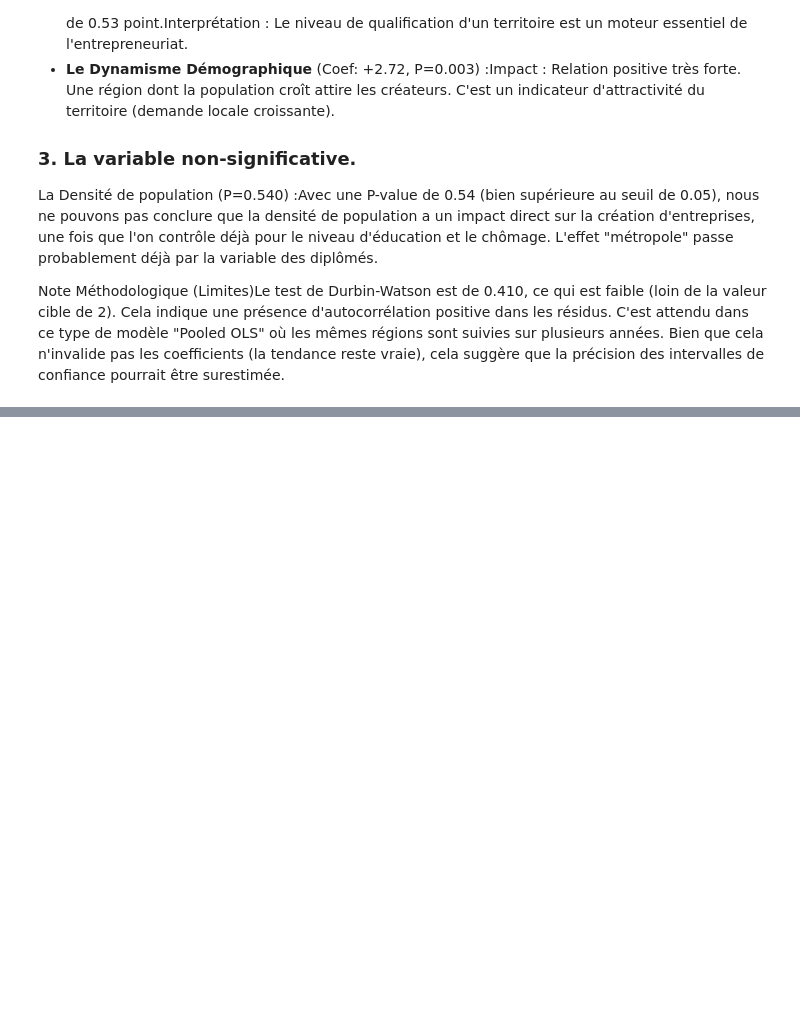
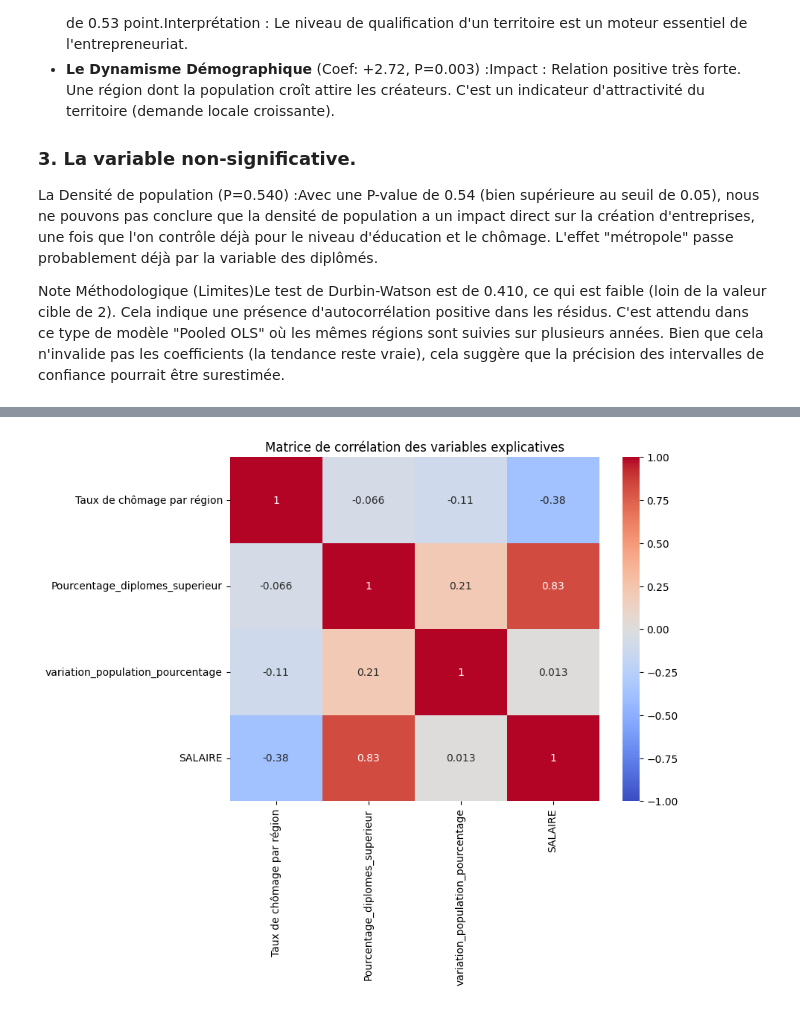
Before and after one commit to tristanczz/python_DS_2A, a Jupyter notebook: rendu_final.ipynb, the cells around one changed output, grey strips where cells are left out. Drawn from its saved outputs; the diff is of its cells as text; code cells hidden in the pictures; blank space fills up the shorter version.

```diff
--- a/rendu_final.ipynb
+++ b/rendu_final.ipynb
@@ -251,0 +323,19 @@ salaires=pd.read_csv("data/Variables explicatives/salaires_EQTP.csv")
+# %%
+# On reprend vos features
+features = [
+    'Taux de chômage par région',
+    'Pourcentage_diplomes_superieur',
+    'variation_population_pourcentage',
+    'SALAIRE'
+]
+
+# Calcul de la matrice
+corr_matrix = regression2[features].corr()
+
+# Affichage avec une Heatmap (carte de chaleur)
+plt.figure(figsize=(8, 6))
+sns.heatmap(corr_matrix, annot=True, cmap='coolwarm', vmin=-1, vmax=1)
+plt.title("Matrice de corrélation des variables explicatives")
+plt.show()
+# %% [output]
+[figure, added]
```
Also changed, not shown: parts of 11 cells of this notebook, 2 other files.
